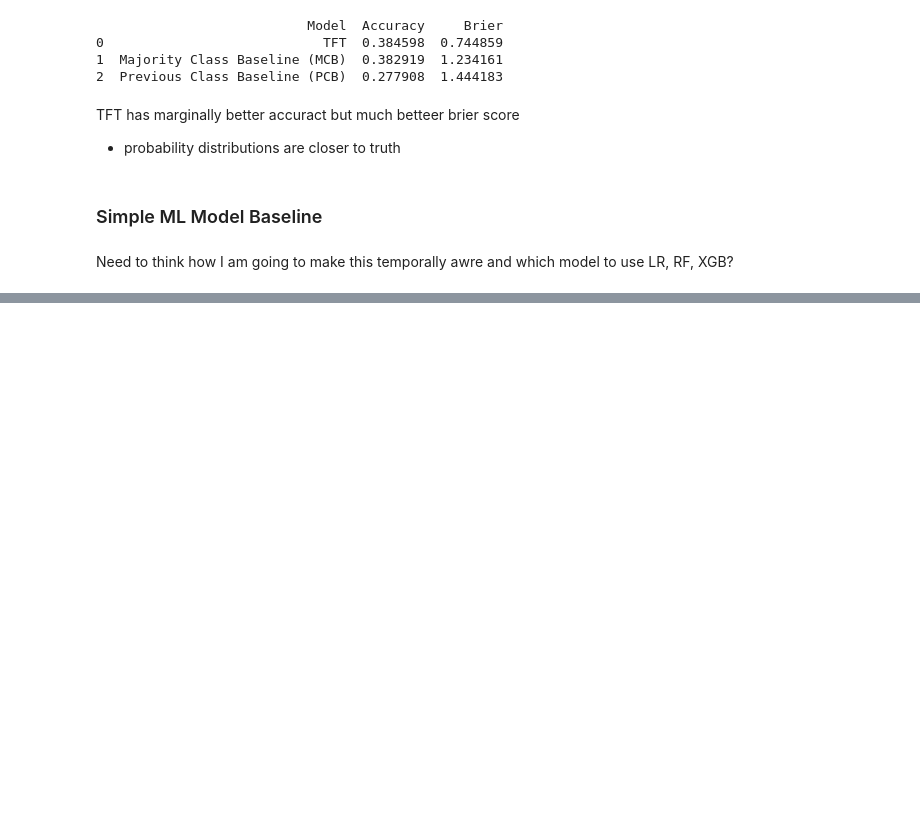
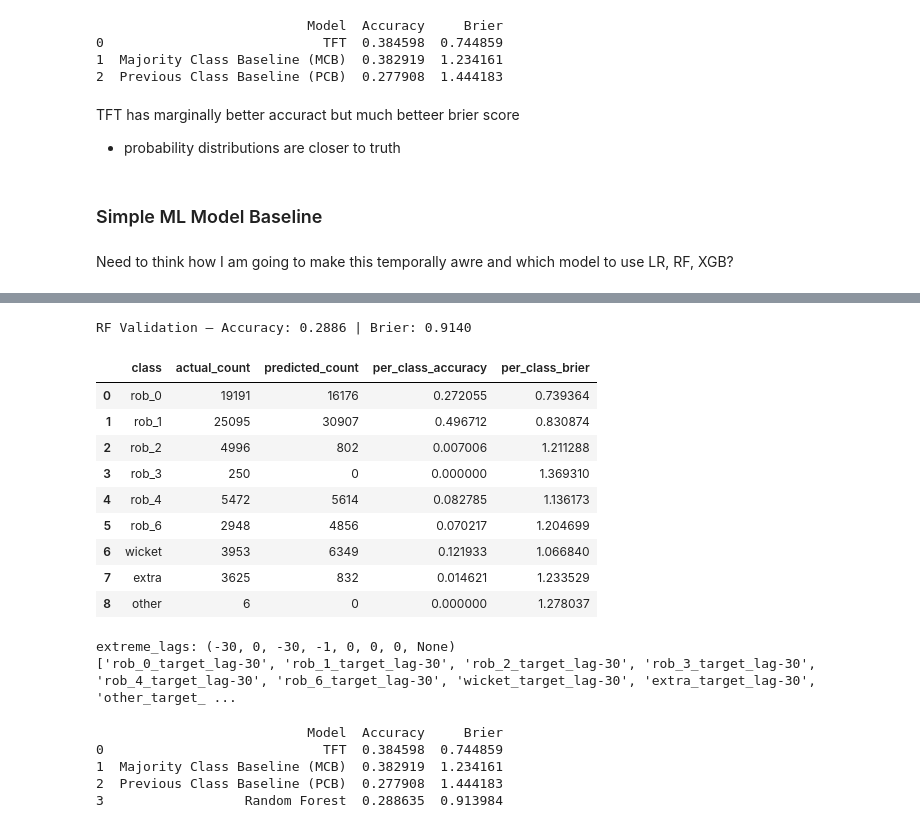
Before and after one commit to GBaugniet/cricketmodel, a Jupyter notebook: Cricket_Prediction_Model (4).ipynb, the cells around one changed output, grey strips where cells are left out. Drawn from its saved outputs; the diff is of its cells as text; code cells hidden in the pictures; blank space fills up the shorter version.

Commit message:
Added RF Baseline (pkl saved). All models performing poorly. Need to adapt targets

```diff
--- a/Cricket_Prediction_Model (4).ipynb
+++ b/Cricket_Prediction_Model (4).ipynb
@@ -4417,0 +4604,80 @@ Need to think how I am going to make this temporally awre and which model to use
+# %%
+# overall accuracy
+y_true_cls = Y_val.argmax(axis=1) # finds the actual class from the truths
+y_pred_cls = P_val.argmax(axis=1) # finds the highest probability for predicted class
+acc_val = (y_true_cls == y_pred_cls).mean() # sees how many are correct
+
+# multiclass Brier
+brier_val = np.mean(np.sum((P_val - Y_val)**2, axis=1))
+# squared error between predicted and true, average acrross all balls
+
+# per-class metrics (assumes target_cols is in the correct order)
+
+# per class accuracy
+C = Y_val.shape[1]
+cm = confusion_matrix(y_true_cls, y_pred_cls, labels=np.arange(C))
+per_class_acc = cm.diagonal() / np.maximum(cm.sum(axis=1), 1)
+
+#per class brier
+per_class_brier = np.zeros(C)
+for c in range(C):
+    mask = (y_true_cls == c)
+    if mask.any():
+        per_class_brier[c] = np.mean(np.sum((P_val[mask] - Y_val[mask])**2, axis=1))
+    else:
+        per_class_brier[c] = np.nan  # no examples of this class in val
+# %%
+# counts
+C = Y_val.shape[1]
+labels = (target_cols if 'target_cols' in globals() and len(target_cols) == C
+          else [f"class_{i}" for i in range(C)])
+
+actual_counts    = np.bincount(y_true_cls, minlength=C)
+predicted_counts = np.bincount(y_pred_cls, minlength=C)
+# %%
+summary = pd.DataFrame({
+    "class": target_cols,
+    "actual_count": actual_counts,
+    "predicted_count": predicted_counts,
+    "per_class_accuracy": per_class_acc,
+    "per_class_brier": per_class_brier
+})
+print(f"RF Validation — Accuracy: {acc_val:.4f} | Brier: {brier_val:.4f}")
+display(summary)
+# %% [output]
+RF Validation — Accuracy: 0.2886 | Brier: 0.9140
+|  | class | actual_count | predicted_count | per_class_accuracy | per_class_brier |
+| 0 | rob_0 | 19191 | 16176 | 0.272055 | 0.739364 |
+| 1 | rob_1 | 25095 | 30907 | 0.496712 | 0.830874 |
+| 2 | rob_2 | 4996 | 802 | 0.007006 | 1.211288 |
+| 3 | rob_3 | 250 | 0 | 0.000000 | 1.369310 |
+| 4 | rob_4 | 5472 | 5614 | 0.082785 | 1.136173 |
+| 5 | rob_6 | 2948 | 4856 | 0.070217 | 1.204699 |
+| 6 | wicket | 3953 | 6349 | 0.121933 | 1.066840 |
+| 7 | extra | 3625 | 832 | 0.014621 | 1.233529 |
+| 8 | other | 6 | 0 | 0.000000 | 1.278037 |
+# %%
+# model used all the lags with specified window
+print("extreme_lags:", model_RF.extreme_lags)
+
+# feature names that went into RF
+# used the lagged features
+print(model_RF.lagged_feature_names[:20], "...")  # first 20
+# %% [output]
+extreme_lags: (-30, 0, -30, -1, 0, 0, 0, None)
+['rob_0_target_lag-30', 'rob_1_target_lag-30', 'rob_2_target_lag-30', 'rob_3_target_lag-30', 'rob_4_target_lag-30', 'rob_6_target_lag-30', 'wicket_target_lag-30', 'extra_target_lag-30', 'other_target_ ...
+# %%
+results = {
+    "Model": ["TFT", "Majority Class Baseline (MCB)", "Previous Class Baseline (PCB)", "Random Forest"],
+    "Accuracy": [overall_acc, baseline_acc, acc_prev, acc_val],
+    "Brier": [brier, brier_majority, brier_prev, brier_val],
+}
+
+results_df = pd.DataFrame(results)
+print(results_df)
+# %% [output]
+                           Model  Accuracy     Brier
+0                            TFT  0.384598  0.744859
+1  Majority Class Baseline (MCB)  0.382919  1.234161
+2  Previous Class Baseline (PCB)  0.277908  1.444183
+3                  Random Forest  0.288635  0.913984
```
Also changed, not shown: parts of 26 cells of this notebook, 1 other file.
